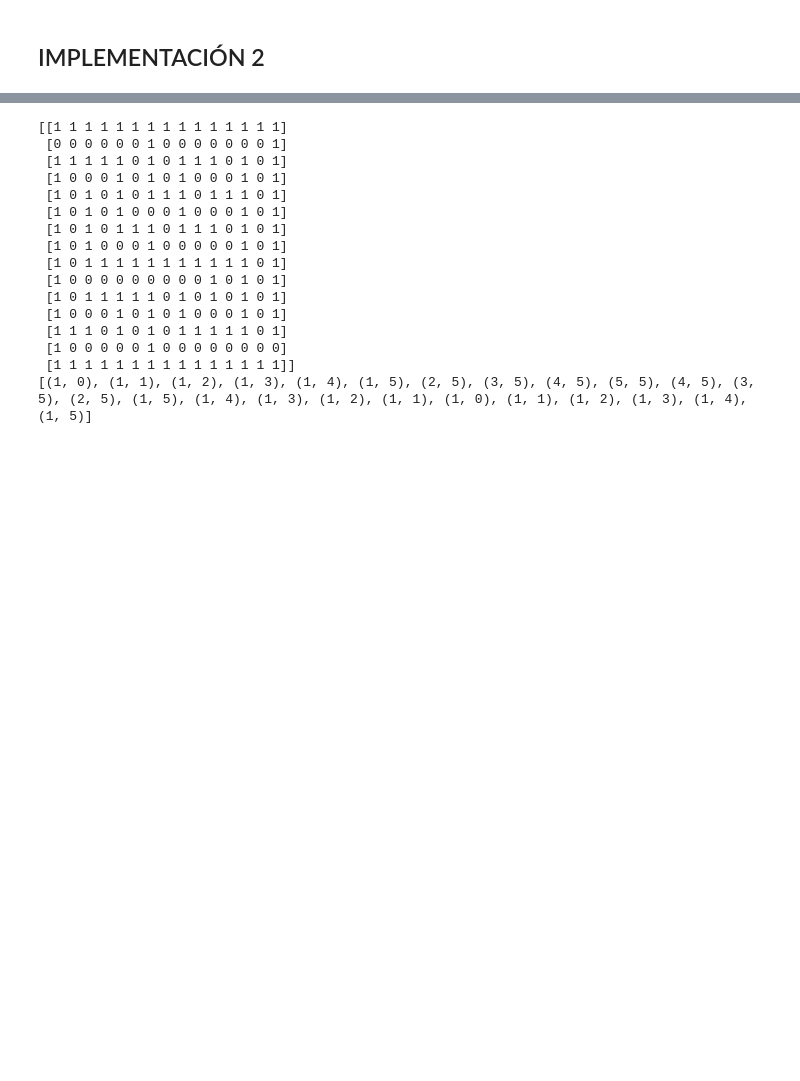
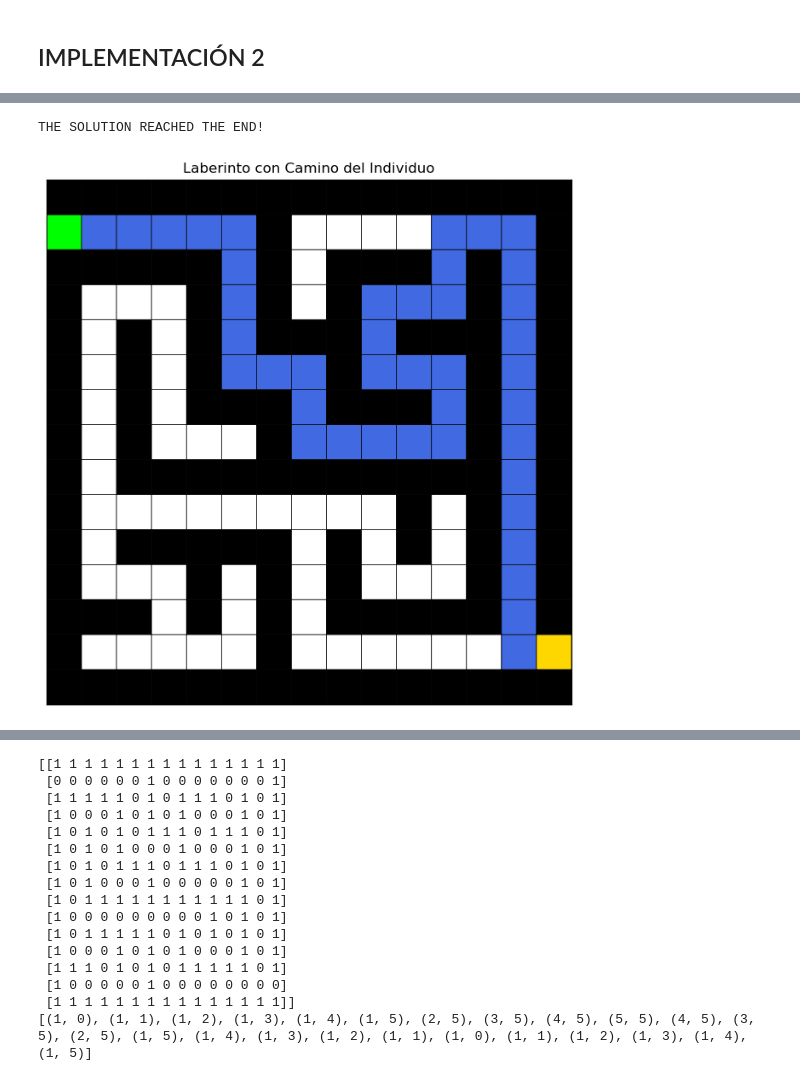
Before and after one commit to j4vierb/mos-labs, a Jupyter notebook: labs/lab6/entrega.ipynb, the cells around one changed output, grey strips where cells are left out. Cells and saved outputs as stored; diff of their text form; code cells hidden in the pictures; blank space fills up the shorter version.

```diff
--- a/labs/lab6/entrega.ipynb
+++ b/labs/lab6/entrega.ipynb
@@ -436,13 +445,4 @@ class Orientation:
 # %%
-class ProblemParams:
-    def __init__(self, maze, start, end):
-        self.maze = maze
-        self.start = start
-        self.end = end
-
-    def get(self):
-        return [self.maze, self.start, self.end]
-
 class Individual:
     def __init__(self, steps, params: ProblemParams):
         self.steps = steps
@@ -450,10 +450,11 @@ class Individual:
         self.orientation = Orientation(1)
         self.itr_orientation = Orientation(1)
         self.fitness = self.calculate_reward(*params.get())
+        self.reached = False
         self.params = params
 
     # problem: 0 0 is also a valid solution if there exists an intersection
-    def crossover(self, individual):
+    def crossover(self, individual: Individual):
         inf = math.ceil(self.length * 0.4)
         sup = math.ceil(self.length * 0.6)
         crosspoint = random.randint(inf, sup)
@@ -468,6 +469,7 @@ class Individual:
 
         i1 = Individual(steps1, self.params)
         i2 = Individual(steps2, self.params)
+
         return i1, i2
 
     def calculate_reward(self, maze, origin, end):
@@ -489,12 +491,14 @@ class Individual:
 
             return empty_paths
 
-        fitness = 0
+        fitness = 500
         opposite = {1: 2, 2: 1}
         REACHED = False
         dummie_wall = 0
         dummie_movm = 0
         uniq = 0
+        self.reached = False
+
         for index, gen in enumerate(self.steps):
             i, j = curr
             if gen == 0:
@@ -514,6 +518,7 @@ class Individual:
 
                     if (i,j) == end:
                         REACHED = True
+                        self.reached = True
                         break
                 curr = i, j
             else:
@@ -526,10 +531,14 @@ class Individual:
 
             if REACHED: break
 
-        fitness += uniq * 15 # exploration
+        fitness += uniq * 12 # exploration
         fitness -= manhattan_distance(path[-1], end)*10 # distance
-        fitness -= (dummie_movm + dummie_wall) * 8
+        fitness -= (dummie_movm + dummie_wall) * 15
         fitness += 5000 if REACHED else 0
+
+        #fitness = max(1, fitness) if fitness < -10_000 else fitness
+        #fitness = max(10, fitness) if fitness < -5_000 else fitness
+
         return fitness
 
     # mutate to generate solutions like 0 0
@@ -546,10 +555,8 @@ class Individual:
                 # else:
                 #     self.steps[i] = random.choices([0, 1, 2], weights=[0.2, 0.4, 0.4], k=1)[0]
 
+        self.fitness = self.calculate_reward(*self.params.get()) # recalculate the fitness
         return self
-
-    def set_off_fitness(self, value):
-        self.fitness += value
 
     def __str__(self):
         return f"Individual(steps={self.steps}, orientation={self.orientation}, fit={round(self.fitness, 2)})"
@@ -697,17 +761,16 @@ class GAlgorithm:
         return self.__population
 # %%
+random.seed(42)
 params = ProblemParams(maze, (1,0), (13,14))
 
 alg = GAlgorithm(
     poblation=200,
     elitism=0.02,
-    individual_length=35,
+    individual_length=32,
     mutation_rate=0.5,
     params=params,
     generations=300
 )
 population = alg.generate_population()
 solution = alg.evolve()
-#print(solution)
-#print(solution.calculate_reward(maze, origin, goal))
 # %% [output]
@@ -809,0 +794,5 @@ Individual(steps=[0, 1, 0, 2, 0, 1, 0, 1, 0, 1, 0, 1, 0, 2, 0, 2, 0, 1, 0, 1, 0,
+# %%
+alg.display_maze_with_path(maze, solution, origin, goal)
+# %% [output]
+THE SOLUTION REACHED THE END!
+[figure, added]
```
Also changed, not shown: parts of 7 cells of this notebook.
